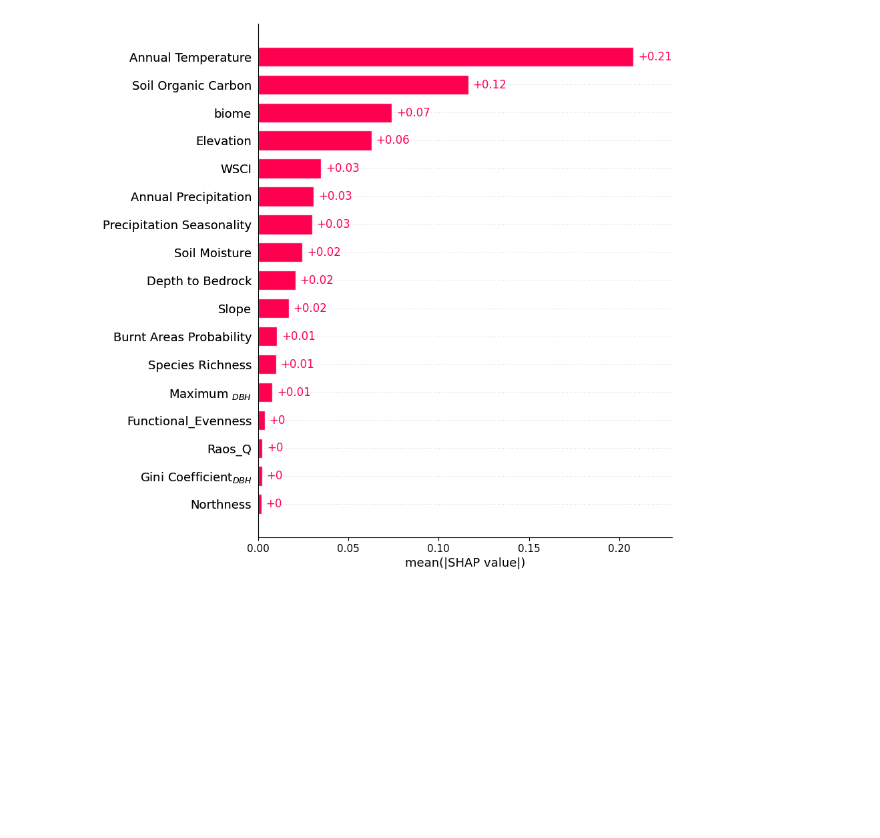
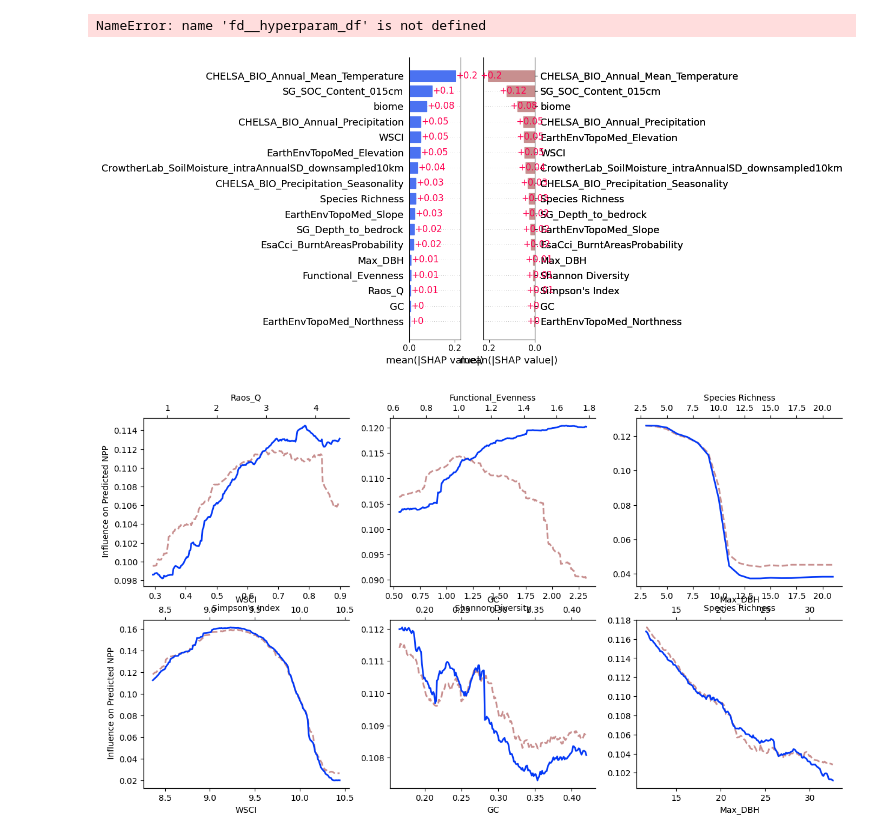
Before and after one commit to qiulinlx/FD_Stability, a Jupyter notebook: model_notebook.ipynb, the cells around one changed output. Cells and saved outputs as stored; diff of their text form; code cells hidden in the pictures; blank space fills up the shorter version.

```diff
--- a/model_notebook.ipynb
+++ b/model_notebook.ipynb
@@ -180,29 +318,0 @@ FD MAE: [0.36950509], FD R2: [0.25957806]
-# %%
-def SHAP_plots (model, X_test):
-    explainer = shap.TreeExplainer(model)
-    shap_values = explainer(X_test, approximate=True)
-
-    shap_exp = shap.Explanation(
-        values=shap_values,
-        base_values=np.repeat(explainer.expected_value, len(X_test)),
-        data=X_test.values,
-        feature_names=X_test.columns
-    )
-
-    # -----------------------------
-    # Beeswarm plot
-    # -----------------------------
-    # shap.plots.beeswarm(shap_exp, max_display=len(X_test.columns), color=plt.get_cmap("RdYlGn"))
-    shap.plots.bar(shap_values.abs.mean(0), max_display=len(X_test.columns))
-
-    # shap_df = pd.DataFrame(
-    #     shap_values,
-    #     columns=X_test.columns,
-    #     index=X_test.index
-    # )
-
-    # return shap_df
-# %%
-fshap_df = SHAP_plots(fd_reg, fX_test)
-# %% [output]
-[figure, removed]
@@ -223 +319,23 @@ interaction_values = fexplainer.shap_interaction_values(fX_test)
+# %%
+fd__hyperparam_df.to_csv(f"results/fd_hyperparam_tuning_results{RANDOM_KEY}.csv", index=False)
+sd__hyperparam_df.to_csv(f"results/sd_hyperparam_tuning_results{RANDOM_KEY}.csv", index=False)
+# %% [output]
+NameError: name 'fd__hyperparam_df' is not defined
+# %%
+
+from sklearn.inspection import partial_dependence
+import matplotlib.pyplot as plt
+
+
+fshap_df, fexplainer, sshap_df, sexplainer = SHAP_plots(
+    fd_reg, sd_reg, fX_test, sX_test
+)
+
+diversity_vars_f = ['Raos_Q', 'Functional_Evenness', 'Species Richness', 'WSCI', "GC", 'Max_DBH']
+diversity_vars_s = ["Simpson's Index", 'Shannon Diversity', 'Species Richness', 'WSCI', "GC", 'Max_DBH']
+
+plot_pdp(diversity_vars_f, diversity_vars_s, fd_reg, sd_reg, fX_test, sX_test, f"pdp_plot_{RANDOM_KEY}.png")
+# %% [output]
+[figure, added]
+[figure, added]
 # %%
```
Also changed, not shown: parts of 15 cells of this notebook, 7 other files.
